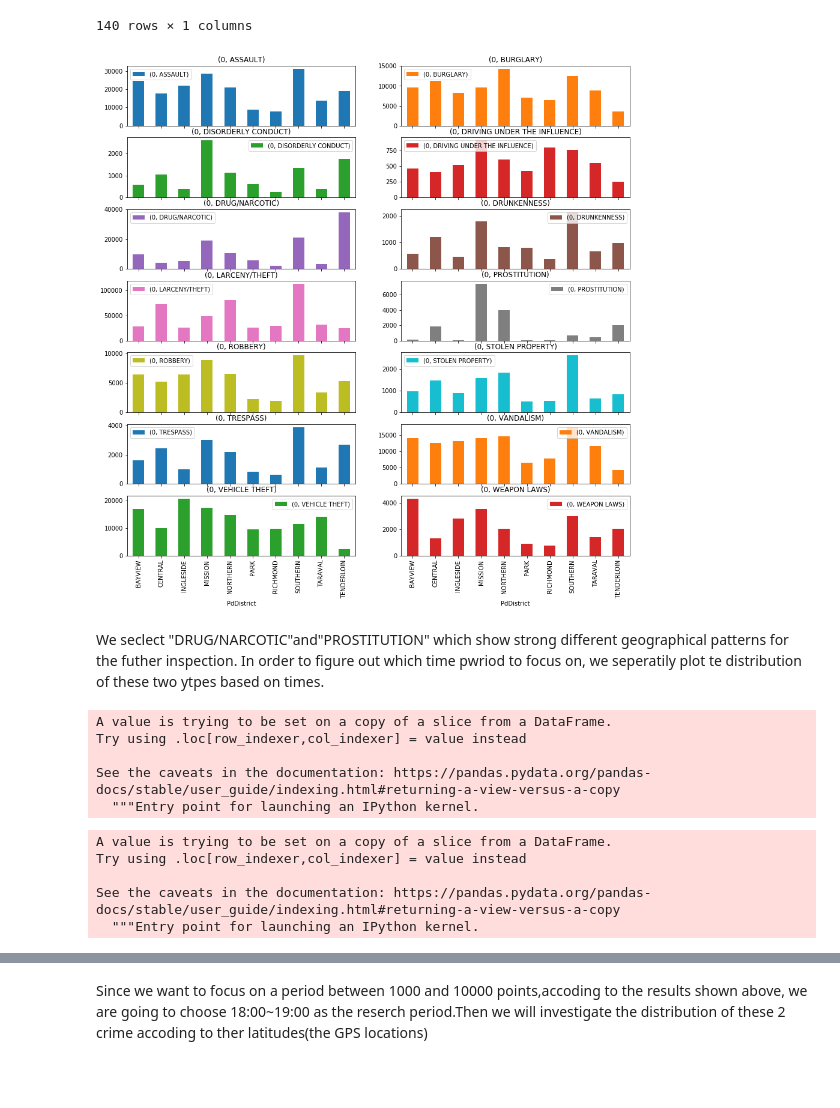
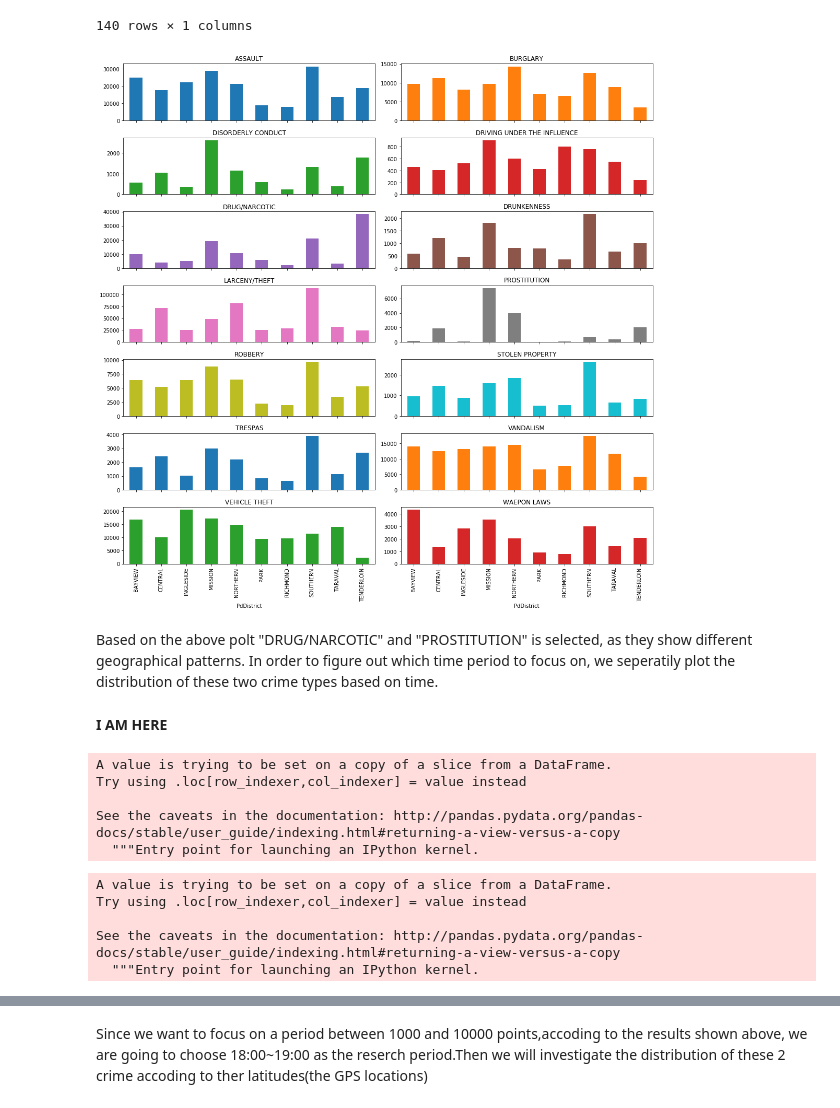
Before and after one commit to LongQin1/02806SocialDataVisualization, a Jupyter notebook: Assignment 1.ipynb, the cells around one changed output, grey strips where cells are left out. Cells and saved outputs as stored; diff of their text form; code cells hidden in the pictures; blank space fills up the shorter version.

```diff
--- a/Assignment 1.ipynb
+++ b/Assignment 1.ipynb
@@ -72,7 +61,7 @@ The yearly patterns overall show that the number of reports pr. month does not v
 # %%
 from datetime import datetime
 # %%
-crime_data.Time=pd.to_datetime(crime_data['Time'])
+crime_data['Time']=pd.to_datetime(crime_data['Time'])
 # %%
 fig, axs = plt.subplots(int(len(focuscrimes)/2),2,figsize=(20,30))
 plt.setp(axs, xticks=np.arange(len(pd.DatetimeIndex(crime_data.Time).hour.value_counts())))
@@ -235,11 +235,15 @@ df2
 |  | TENDERLOIN | 2061 |
 140 rows × 1 columns
 # %%
-df2.unstack(level=0).plot(kind='bar',subplots=True,sharex=True,layout=(7,2),figsize=(15,15),title="");
+df2.unstack(level=0).plot(kind='bar',subplots=True,sharex=True,layout=(7,2),figsize=(15,15),title=["ASSAULT","BURGLARY","DISORDERLY CONDUCT", "DRIVING UNDER THE INFLUENCE","DRUG/NARCOTIC","DRUNKENNESS","LARCENY/THEFT","PROSTITUTION","ROBBERY","STOLEN PROPERTY","TRESPAS","VANDALISM","VEHICLE THEFT","WAEPON LAWS"],legend=False);
+plt.tight_layout()
+plt.show()
 # %% [output]
-[figure, old version]
+[figure, new version]
 # %% [markdown]
-We seclect "DRUG/NARCOTIC"and"PROSTITUTION" which show strong  different geographical patterns for the futher inspection. In order to figure out which time pwriod to focus on, we seperatily plot te distribution of these two ytpes based on times.
+Based on the above polt "DRUG/NARCOTIC" and "PROSTITUTION" is selected, as they show different geographical patterns. In order to figure out which time period to focus on, we seperatily plot the distribution of these two crime types based on time.
+# %% [markdown]
+**I AM HERE**
 # %%
 df3=crime_data[(crime_data['Category']=='DRUG/NARCOTIC')| (crime_data['Category']=='PROSTITUTION')]
 # %%
@@ -248,7 +252,7 @@ df3['Time_df']=pd.to_datetime(df3['Time']);
 A value is trying to be set on a copy of a slice from a DataFrame.
 Try using .loc[row_indexer,col_indexer] = value instead
 
-See the caveats in the documentation: https://pandas.pydata.org/pandas-docs/stable/user_guide/indexing.html#returning-a-view-versus-a-copy
+See the caveats in the documentation: http://pandas.pydata.org/pandas-docs/stable/user_guide/indexing.html#returning-a-view-versus-a-copy
   """Entry point for launching an IPython kernel.
 # %%
 df3['hour']=df3['Time_df'].dt.hour
@@ -256,7 +260,7 @@ df3['hour']=df3['Time_df'].dt.hour
 A value is trying to be set on a copy of a slice from a DataFrame.
 Try using .loc[row_indexer,col_indexer] = value instead
 
-See the caveats in the documentation: https://pandas.pydata.org/pandas-docs/stable/user_guide/indexing.html#returning-a-view-versus-a-copy
+See the caveats in the documentation: http://pandas.pydata.org/pandas-docs/stable/user_guide/indexing.html#returning-a-view-versus-a-copy
   """Entry point for launching an IPython kernel.
 # %%
 df3=df3.groupby(['Category','hour']).size().to_frame()
```
Also changed, not shown: parts of 41 cells of this notebook.
